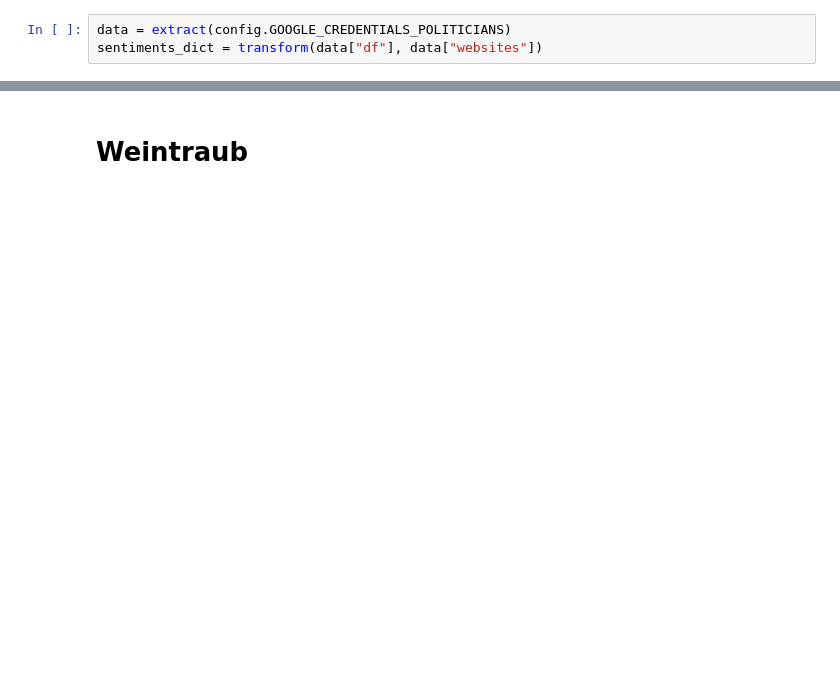
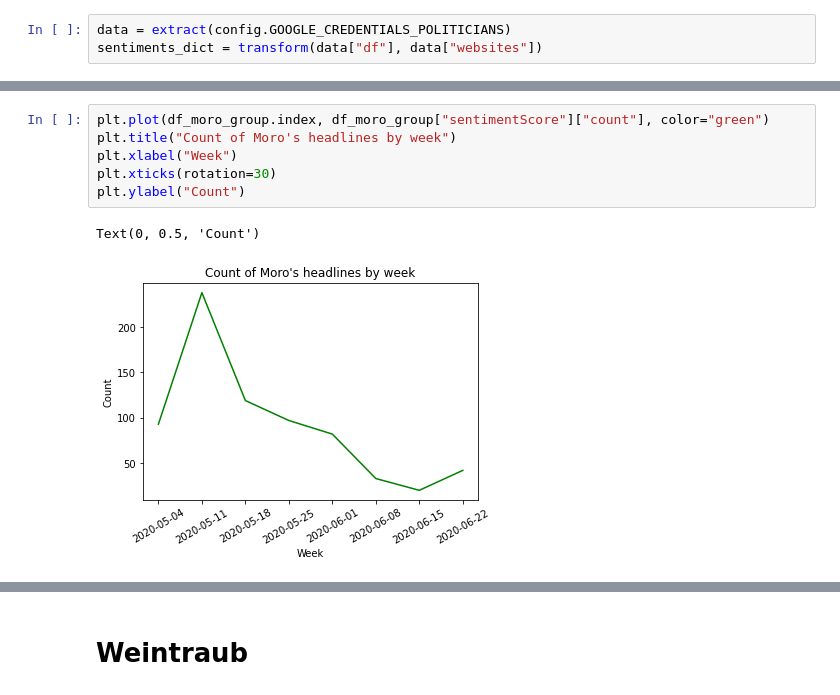
Before and after one commit to brunoluvizotto/politicians_analysis, a Jupyter notebook: data_analysis/analysis.ipynb, the cells around one changed output, grey strips where cells are left out. Cells and saved outputs as stored; diff of their text form; blank space fills up the shorter version.

```diff
--- a/data_analysis/analysis.ipynb
+++ b/data_analysis/analysis.ipynb
@@ -9,0 +66,9 @@ sentiments_dict = transform(data["df"], data["websites"])
+# %%
+plt.plot(df_moro_group.index, df_moro_group["sentimentScore"]["count"], color="green")
+plt.title("Count of Moro's headlines by week")
+plt.xlabel("Week")
+plt.xticks(rotation=30)
+plt.ylabel("Count")
+# %% [output]
+Text(0, 0.5, 'Count')
+[figure, added]
```
Also changed, not shown: parts of 31 cells of this notebook, 3 other files.
